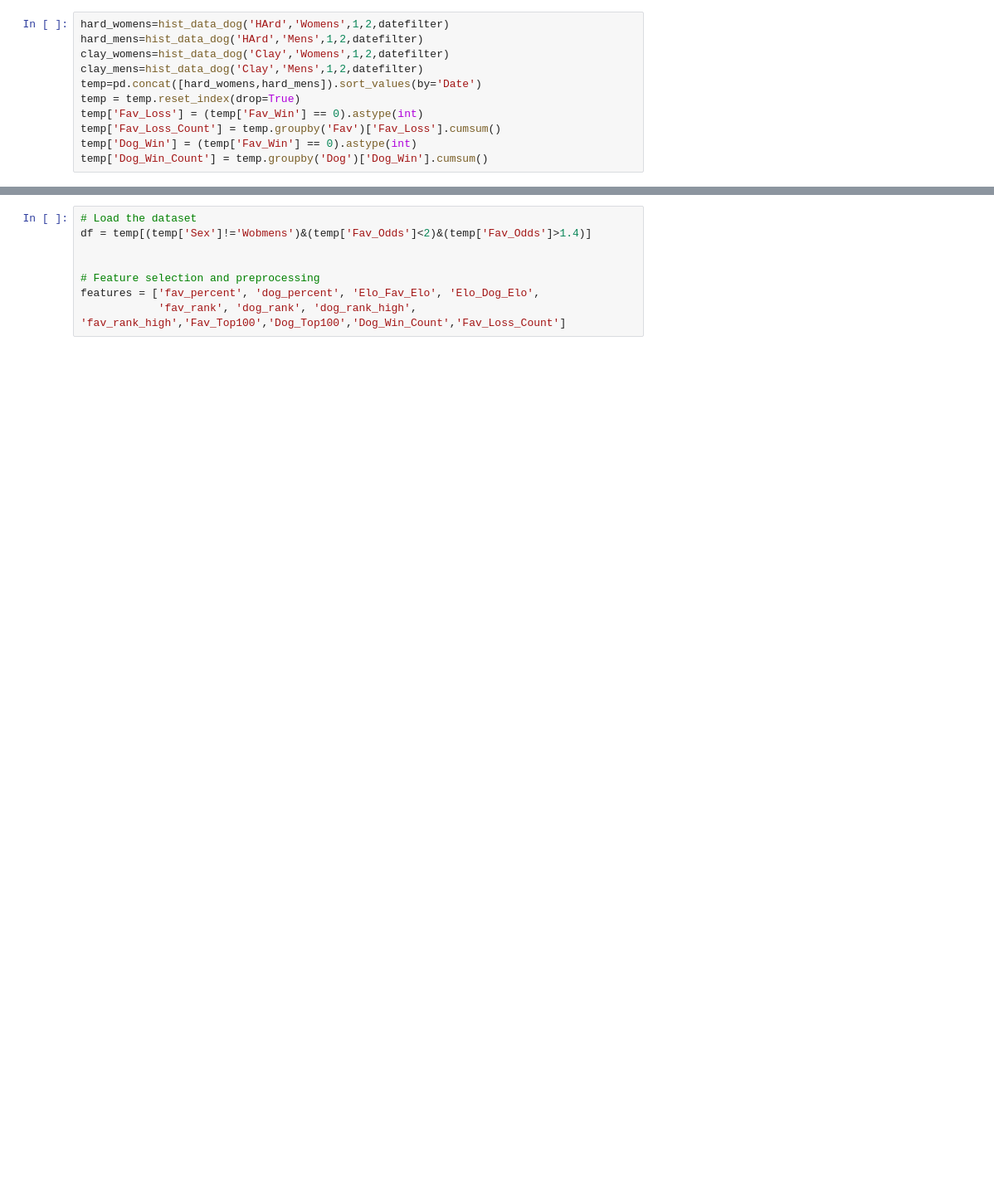
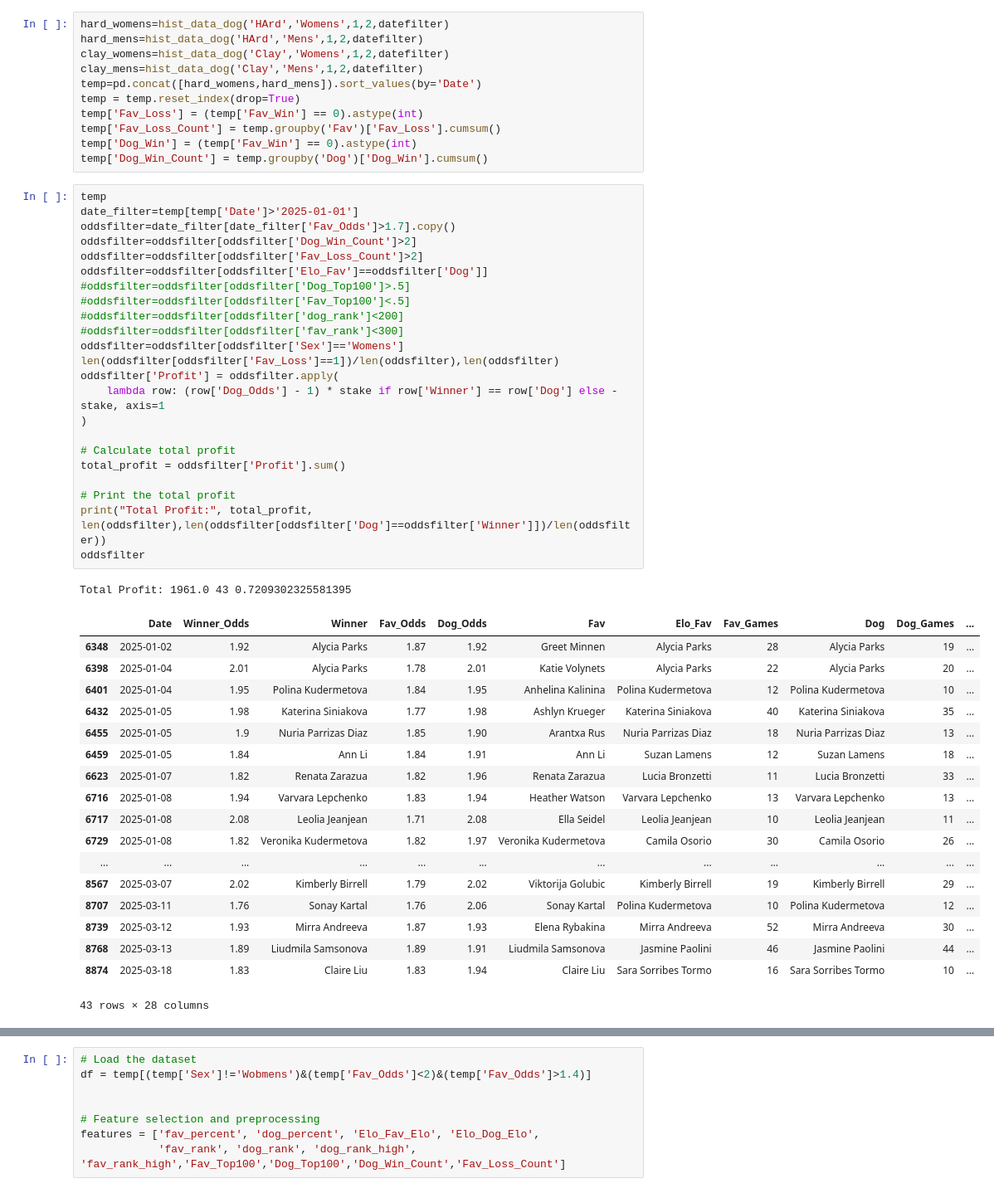
Before and after one commit to Witwolski/tennis_atp, a Jupyter notebook: Daily_ML_Predict.ipynb, the cells around one changed output, grey strips where cells are left out. Shown: that part at 83% size. Cells and saved outputs as stored; diff of their text form; blank space fills up the shorter version.

```diff
--- a/Daily_ML_Predict.ipynb
+++ b/Daily_ML_Predict.ipynb
@@ -31,3 +31,46 @@ temp['Fav_Loss'] = (temp['Fav_Win'] == 0).astype(int)
 temp['Fav_Loss_Count'] = temp.groupby('Fav')['Fav_Loss'].cumsum()
 temp['Dog_Win'] = (temp['Fav_Win'] == 0).astype(int)
 temp['Dog_Win_Count'] = temp.groupby('Dog')['Dog_Win'].cumsum()
+# %%
+temp
+date_filter=temp[temp['Date']>'2025-01-01']
+oddsfilter=date_filter[date_filter['Fav_Odds']>1.7].copy()
+oddsfilter=oddsfilter[oddsfilter['Dog_Win_Count']>2]
+oddsfilter=oddsfilter[oddsfilter['Fav_Loss_Count']>2]
+oddsfilter=oddsfilter[oddsfilter['Elo_Fav']==oddsfilter['Dog']]
+#oddsfilter=oddsfilter[oddsfilter['Dog_Top100']>.5]
+#oddsfilter=oddsfilter[oddsfilter['Fav_Top100']<.5]
+#oddsfilter=oddsfilter[oddsfilter['dog_rank']<200]
+#oddsfilter=oddsfilter[oddsfilter['fav_rank']<300]
+oddsfilter=oddsfilter[oddsfilter['Sex']=='Womens']
+len(oddsfilter[oddsfilter['Fav_Loss']==1])/len(oddsfilter),len(oddsfilter)
+oddsfilter['Profit'] = oddsfilter.apply(
+    lambda row: (row['Dog_Odds'] - 1) * stake if row['Winner'] == row['Dog'] else -stake, axis=1
+)
+
+# Calculate total profit
+total_profit = oddsfilter['Profit'].sum()
+
+# Print the total profit
+print("Total Profit:", total_profit, len(oddsfilter),len(oddsfilter[oddsfilter['Dog']==oddsfilter['Winner']])/len(oddsfilter))
+oddsfilter
+# %% [output]
+Total Profit: 1961.0 43 0.7209302325581395
+|  | Date | Winner_Odds | Winner | Fav_Odds | Dog_Odds | Fav | Elo_Fav | Fav_Games | Dog | Dog_Games | ... |
+| 6348 | 2025-01-02 | 1.92 | Alycia Parks | 1.87 | 1.92 | Greet Minnen | Alycia Parks | 28 | Alycia Parks | 19 | ... |
+| 6398 | 2025-01-04 | 2.01 | Alycia Parks | 1.78 | 2.01 | Katie Volynets | Alycia Parks | 22 | Alycia Parks | 20 | ... |
+| 6401 | 2025-01-04 | 1.95 | Polina Kudermetova | 1.84 | 1.95 | Anhelina Kalinina | Polina Kudermetova | 12 | Polina Kudermetova | 10 | ... |
+| 6432 | 2025-01-05 | 1.98 | Katerina Siniakova | 1.77 | 1.98 | Ashlyn Krueger | Katerina Siniakova | 40 | Katerina Siniakova | 35 | ... |
+| 6455 | 2025-01-05 | 1.9 | Nuria Parrizas Diaz | 1.85 | 1.90 | Arantxa Rus | Nuria Parrizas Diaz | 18 | Nuria Parrizas Diaz | 13 | ... |
+| 6459 | 2025-01-05 | 1.84 | Ann Li | 1.84 | 1.91 | Ann Li | Suzan Lamens | 12 | Suzan Lamens | 18 | ... |
+| 6623 | 2025-01-07 | 1.82 | Renata Zarazua | 1.82 | 1.96 | Renata Zarazua | Lucia Bronzetti | 11 | Lucia Bronzetti | 33 | ... |
+| 6716 | 2025-01-08 | 1.94 | Varvara Lepchenko | 1.83 | 1.94 | Heather Watson | Varvara Lepchenko | 13 | Varvara Lepchenko | 13 | ... |
+| 6717 | 2025-01-08 | 2.08 | Leolia Jeanjean | 1.71 | 2.08 | Ella Seidel | Leolia Jeanjean | 10 | Leolia Jeanjean | 11 | ... |
+| 6729 | 2025-01-08 | 1.82 | Veronika Kudermetova | 1.82 | 1.97 | Veronika Kudermetova | Camila Osorio | 30 | Camila Osorio | 26 | ... |
+| ... | ... | ... | ... | ... | ... | ... | ... | ... | ... | ... | ... |
+| 8567 | 2025-03-07 | 2.02 | Kimberly Birrell | 1.79 | 2.02 | Viktorija Golubic | Kimberly Birrell | 19 | Kimberly Birrell | 29 | ... |
+| 8707 | 2025-03-11 | 1.76 | Sonay Kartal | 1.76 | 2.06 | Sonay Kartal | Polina Kudermetova | 10 | Polina Kudermetova | 12 | ... |
+| 8739 | 2025-03-12 | 1.93 | Mirra Andreeva | 1.87 | 1.93 | Elena Rybakina | Mirra Andreeva | 52 | Mirra Andreeva | 30 | ... |
+| 8768 | 2025-03-13 | 1.89 | Liudmila Samsonova | 1.89 | 1.91 | Liudmila Samsonova | Jasmine Paolini | 46 | Jasmine Paolini | 44 | ... |
+| 8874 | 2025-03-18 | 1.83 | Claire Liu | 1.83 | 1.94 | Claire Liu | Sara Sorribes Tormo | 16 | Sara Sorribes Tormo | 10 | ... |
+43 rows × 28 columns
```
Also changed, not shown: parts of 11 cells of this notebook, 24 other files.
